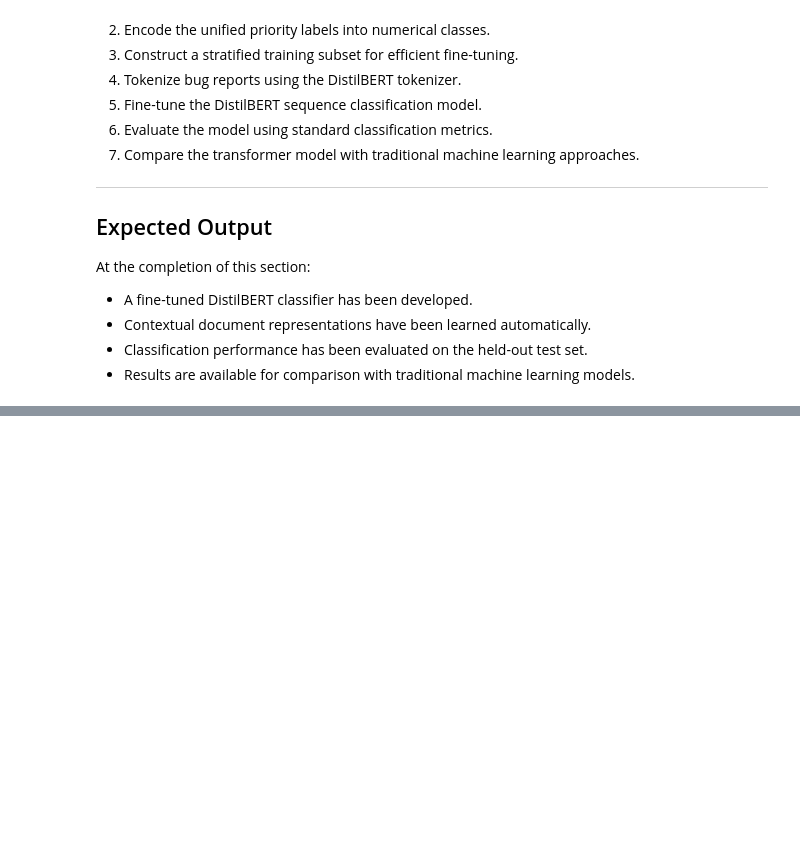
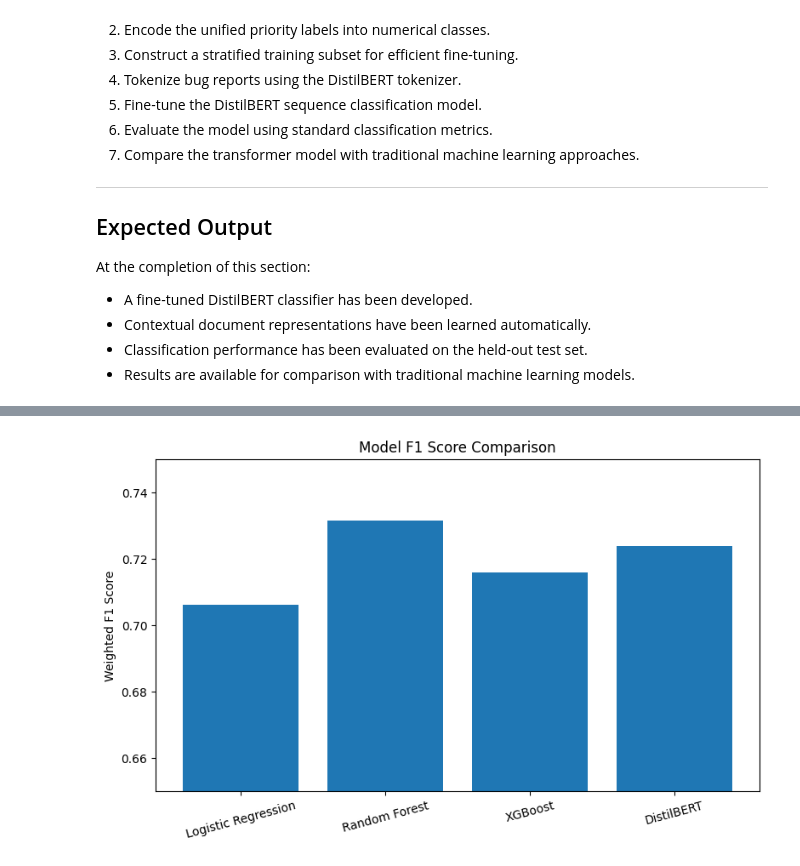
Before and after one commit to SamikshKodgire/AAI-590_CapstoneProject_BugTriaging, a Jupyter notebook: AAI590_CApstoneProject.ipynb, the cells around one changed output, grey strips where cells are left out. Cells and saved outputs as stored; diff of their text form; code cells hidden in the pictures; blank space fills up the shorter version.

```diff
--- a/AAI590_CApstoneProject.ipynb
+++ b/AAI590_CApstoneProject.ipynb
@@ -4838,0 +6219,28 @@ At the completion of this section:
+# %%
+# ==========================================================
+# F1 Score Comparison
+# ==========================================================
+
+plt.figure(figsize=(8,5))
+
+plt.bar(
+
+    comparison["Model"],
+
+    comparison["F1 Score"]
+
+)
+
+plt.title("Model F1 Score Comparison")
+
+plt.ylabel("Weighted F1 Score")
+
+plt.xticks(rotation=15)
+
+plt.ylim(0.65,0.75)
+
+plt.tight_layout()
+
+plt.show()
+# %% [output]
+[figure, added]
```
Also changed, not shown: parts of 43 cells of this notebook.
